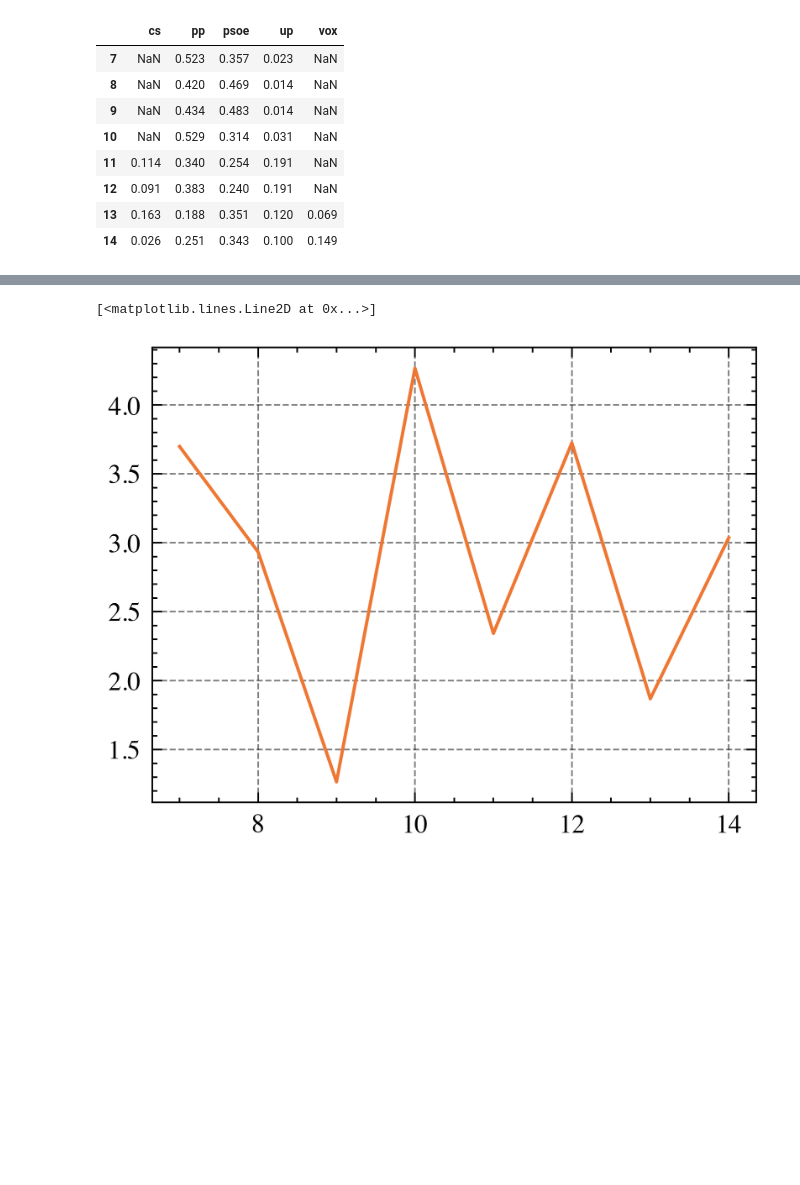
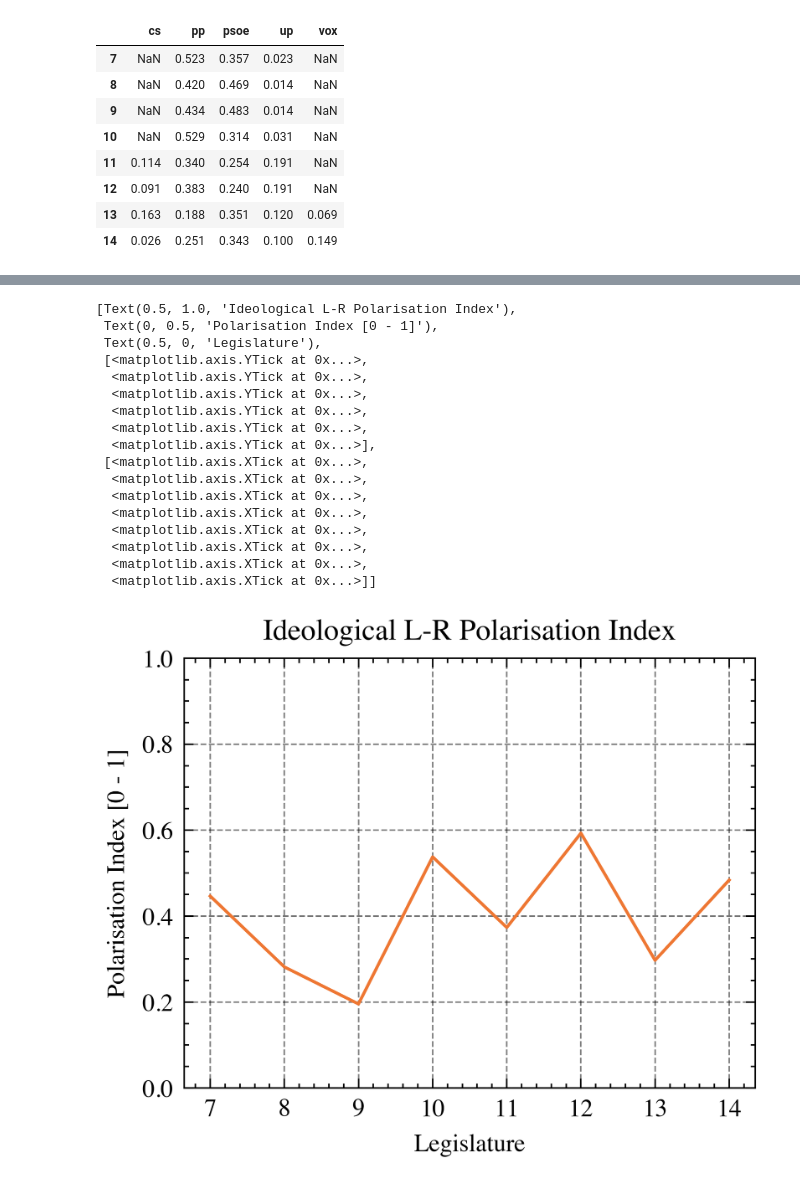
Before and after one commit to dibuja/polarisation-nlp, a Jupyter notebook: notebooks/discussion.ipynb, the cells around one changed output, grey strips where cells are left out. Cells and saved outputs as stored; diff of their text form; code cells hidden in the pictures; blank space fills up the shorter version.

```diff
--- a/notebooks/discussion.ipynb
+++ b/notebooks/discussion.ipynb
@@ -152,10 +227,6 @@ r
 # %%
-d = [
-    r.CS * seats.cs,
-    r.PP * seats.pp,
-    r.PSOE * seats.psoe,
-    r.UP * seats.up,
-    r.VOX * seats.vox]
-
-pav = np.nanmean(d)
-pav
+d = [(r.CS * seats.cs) / total_perc,
+     (r.PP * seats.pp) / total_perc,
+     (r.PSOE * seats.psoe) / total_perc,
+     r.UP * seats.up / total_perc,
+     r.VOX * seats.vox / total_perc]
@@ -163,0 +233,5 @@ pav
+# %%
+PSA = []
+for i in r.index:
+   PSA.append(np.nansum([row[i] for row in d]))
+PSA
@@ -167,7 +250,7 @@ cs = [np.nan, np.nan, np.nan, np.nan, .114, .091, .163, .026]
 pp = [.523, .42, .434, .529, .34, .383, .188, .251]
 psoe = [.357, .469, .483, .314, .254, .24, .351, .343]
 up = [0.023, 0.014, 0.014, 0.031, 0.191, 0.191, 0.12, 0.10]
-vox = [np.nan, np.nan, np.nan, np.nan, np.nan, np.nan, 0.69, 0.149]
+vox = [np.nan, np.nan, np.nan, np.nan, np.nan, np.nan, 0.069, 0.149]
 
 seats = pd.DataFrame(index = idx, data={'cs': cs, 'pp': pp, 'psoe': psoe, 'up':up, 'vox':vox})
 seats
@@ -211,5 +267,39 @@ for i in range(7, 15):
-# %%
-plt.plot(idx, pol_index)
-# %% [output]
-[<matplotlib.lines.Line2D at 0x...>]
-[figure, removed]
+# %%
+# Ideological Polarisation Index Calculation using the embeddings L-R Dimension
+
+psoe = np.power((r.PSOE - PSA) / 5, 2) * seats.psoe
+pp = np.power((r.PP - PSA) / 5, 2) * seats.pp
+up = np.power((r.UP - PSA) / 5, 2) * seats.up
+cs = np.power((r.CS - PSA) / 5, 2) * seats.cs
+vox = np.power((r.VOX - PSA) / 5, 2) * seats.vox
+
+pol_index = np.sqrt(np.nansum([psoe, pp, up, cs, vox], 0)) * 10
+# %%
+fig, ax = plt.subplots()
+
+ax.plot(idx, pol_index)
+
+ax.set(title='Ideological L-R Polarisation Index',
+       ylabel='Polarisation Index [0 - 1]',
+       xlabel = 'Legislature',
+       yticks = [0, .2, .4, .6, .8, 1],
+       xticks = [7, 8, 9, 10, 11, 12, 13, 14])
+# %% [output]
+[Text(0.5, 1.0, 'Ideological L-R Polarisation Index'),
+ Text(0, 0.5, 'Polarisation Index [0 - 1]'),
+ Text(0.5, 0, 'Legislature'),
+ [<matplotlib.axis.YTick at 0x...>,
+  <matplotlib.axis.YTick at 0x...>,
+  <matplotlib.axis.YTick at 0x...>,
+  <matplotlib.axis.YTick at 0x...>,
+  <matplotlib.axis.YTick at 0x...>,
+  <matplotlib.axis.YTick at 0x...>],
+ [<matplotlib.axis.XTick at 0x...>,
+  <matplotlib.axis.XTick at 0x...>,
+  <matplotlib.axis.XTick at 0x...>,
+  <matplotlib.axis.XTick at 0x...>,
+  <matplotlib.axis.XTick at 0x...>,
+  <matplotlib.axis.XTick at 0x...>,
+  <matplotlib.axis.XTick at 0x...>,
+  <matplotlib.axis.XTick at 0x...>]]
+[figure, added]
```
Also changed, not shown: parts of 11 cells of this notebook, 7 other files.
